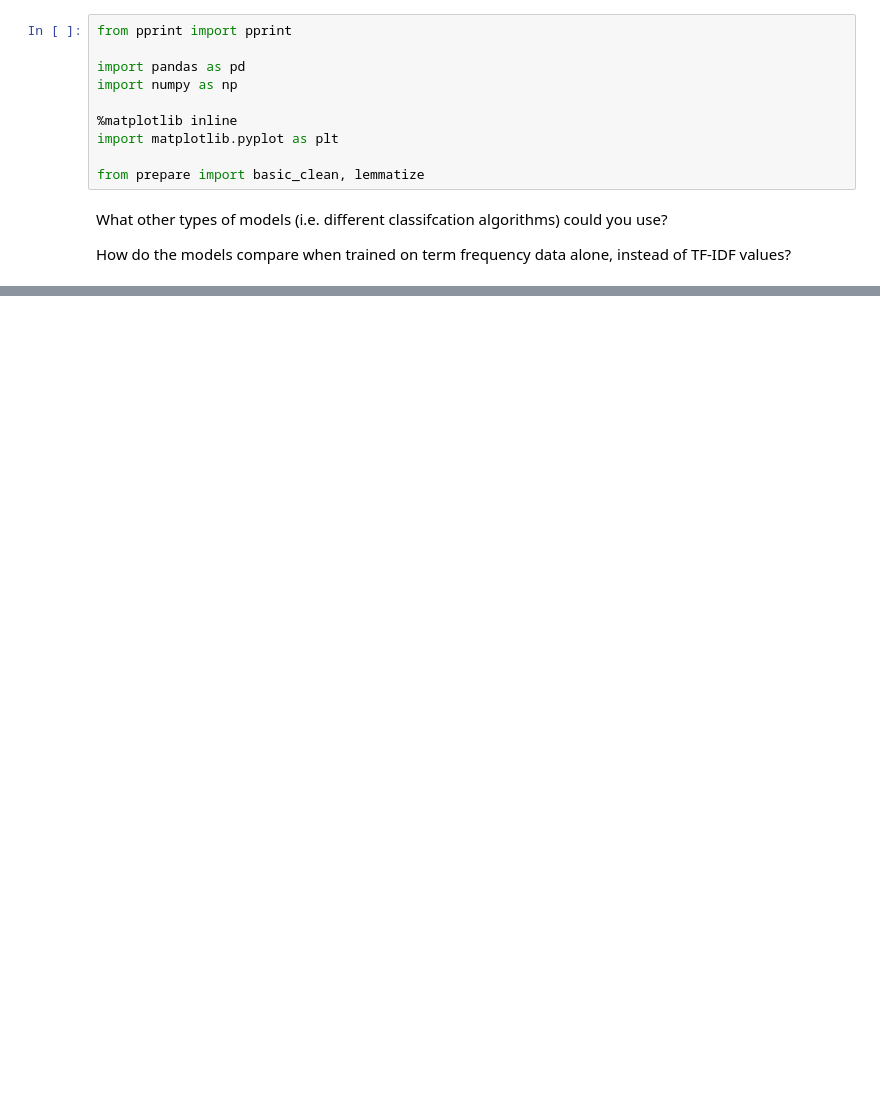
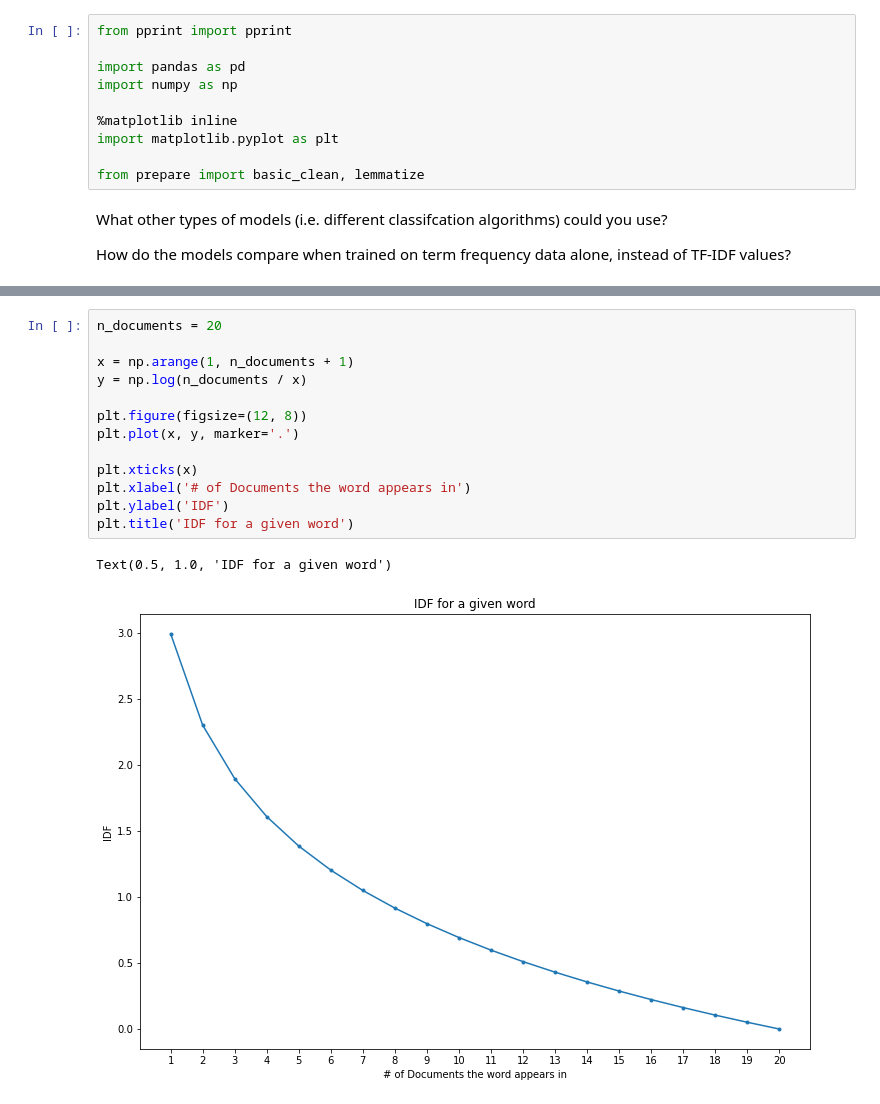
Before and after one commit to paigerackley/natural-language-processing-exercises, a Jupyter notebook: modeling.ipynb, the cells around one changed output, grey strips where cells are left out. Drawn from its saved outputs; the diff is of its cells as text; blank space fills up the shorter version.

```diff
--- a/modeling.ipynb
+++ b/modeling.ipynb
@@ -58,0 +37,16 @@ words = pd.Series(document.split())
+# %%
+n_documents = 20
+
+x = np.arange(1, n_documents + 1)
+y = np.log(n_documents / x)
+
+plt.figure(figsize=(12, 8))
+plt.plot(x, y, marker='.')
+
+plt.xticks(x)
+plt.xlabel('# of Documents the word appears in')
+plt.ylabel('IDF')
+plt.title('IDF for a given word')
+# %% [output]
+Text(0.5, 1.0, 'IDF for a given word')
+[figure, added]
```
Also changed, not shown: parts of 10 cells of this notebook.
